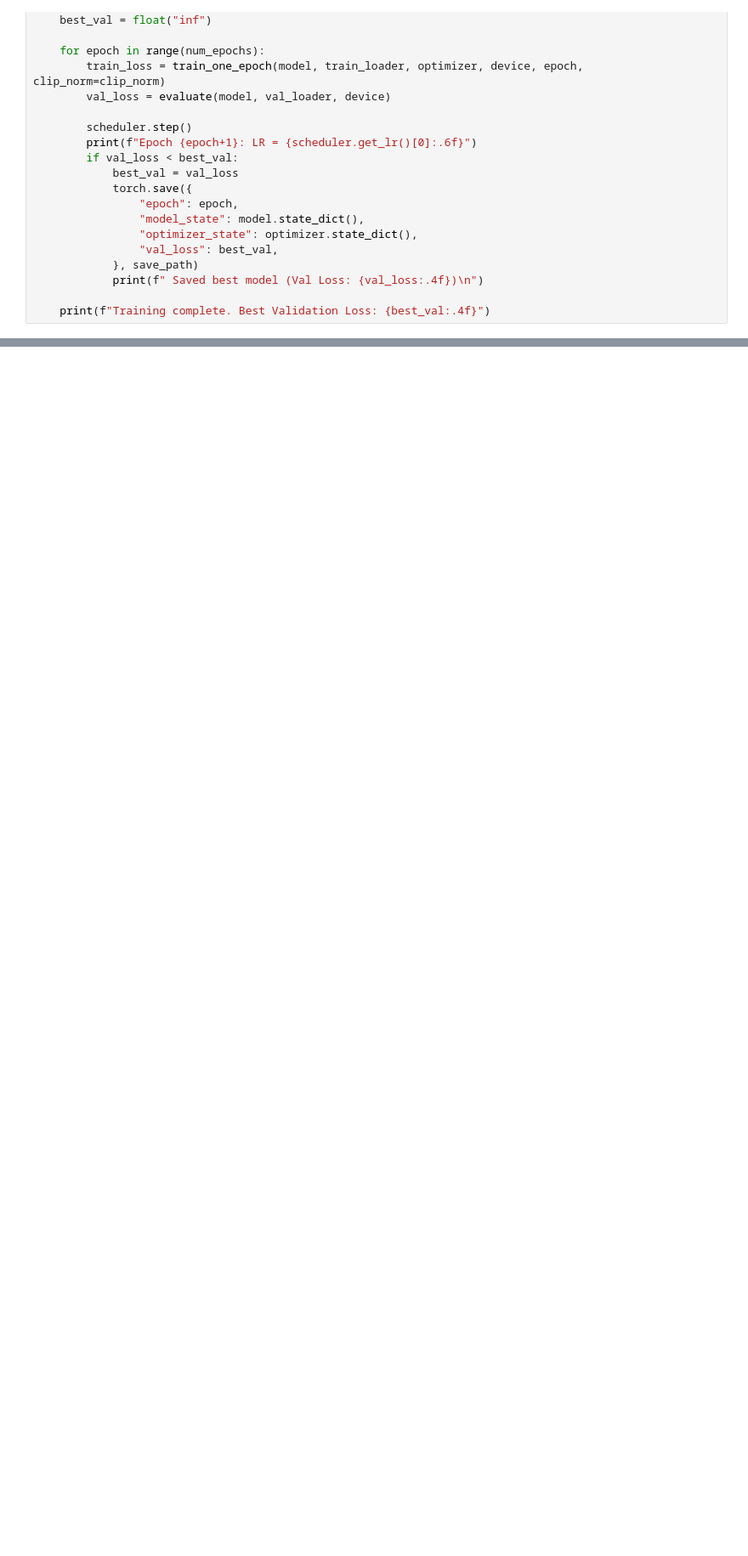
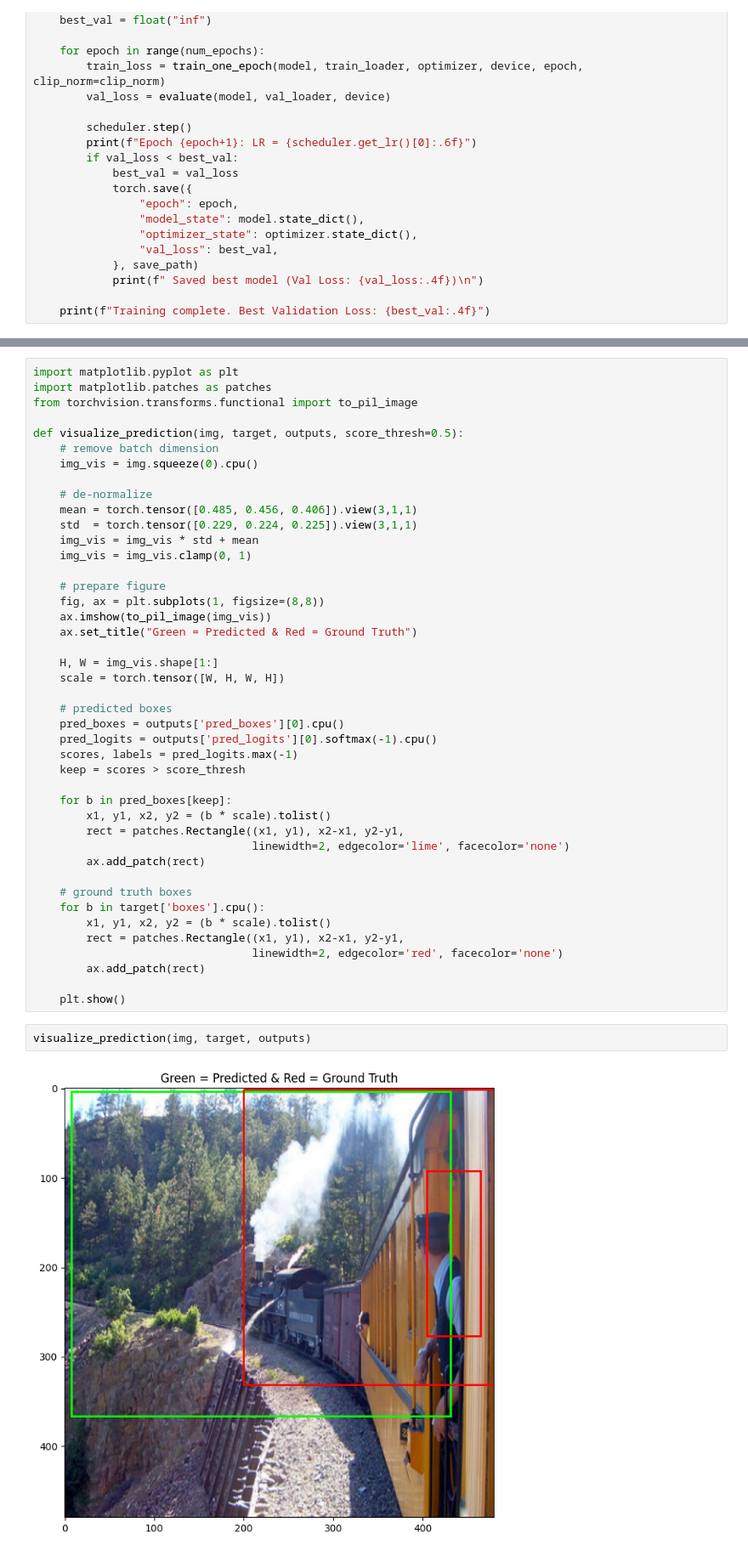
Before and after one commit to Portia-dot/VisionAndMultimodalTransformers, a Jupyter notebook: DETR.ipynb, the cells around one changed output, grey strips where cells are left out. Shown at 85% size. Saved outputs shown, nothing was run; the diff lists cells and outputs as text; blank space fills up the shorter version.

```diff
--- a/DETR.ipynb
+++ b/DETR.ipynb
@@ -673,0 +735,47 @@ train_detr(model, data_loader_train, data_loader_val, optimizer, device,
+# %%
+import matplotlib.pyplot as plt
+import matplotlib.patches as patches
+from torchvision.transforms.functional import to_pil_image
+
+def visualize_prediction(img, target, outputs, score_thresh=0.5):
+    # remove batch dimension
+    img_vis = img.squeeze(0).cpu()
+
+    # de-normalize
+    mean = torch.tensor([0.485, 0.456, 0.406]).view(3,1,1)
+    std  = torch.tensor([0.229, 0.224, 0.225]).view(3,1,1)
+    img_vis = img_vis * std + mean
+    img_vis = img_vis.clamp(0, 1)
+
+    # prepare figure
+    fig, ax = plt.subplots(1, figsize=(8,8))
+    ax.imshow(to_pil_image(img_vis))
+    ax.set_title("Green = Predicted & Red = Ground Truth")
+
+    H, W = img_vis.shape[1:]
+    scale = torch.tensor([W, H, W, H])
+
+    # predicted boxes
+    pred_boxes = outputs['pred_boxes'][0].cpu()
+    pred_logits = outputs['pred_logits'][0].softmax(-1).cpu()
+    scores, labels = pred_logits.max(-1)
+    keep = scores > score_thresh
+
+    for b in pred_boxes[keep]:
+        x1, y1, x2, y2 = (b * scale).tolist()
+        rect = patches.Rectangle((x1, y1), x2-x1, y2-y1,
+                                 linewidth=2, edgecolor='lime', facecolor='none')
+        ax.add_patch(rect)
+
+    # ground truth boxes
+    for b in target['boxes'].cpu():
+        x1, y1, x2, y2 = (b * scale).tolist()
+        rect = patches.Rectangle((x1, y1), x2-x1, y2-y1,
+                                 linewidth=2, edgecolor='red', facecolor='none')
+        ax.add_patch(rect)
+
+    plt.show()
+# %%
+visualize_prediction(img, target, outputs)
+# %% [output]
+[figure, added]
```
Also changed, not shown: parts of 11 cells of this notebook.
